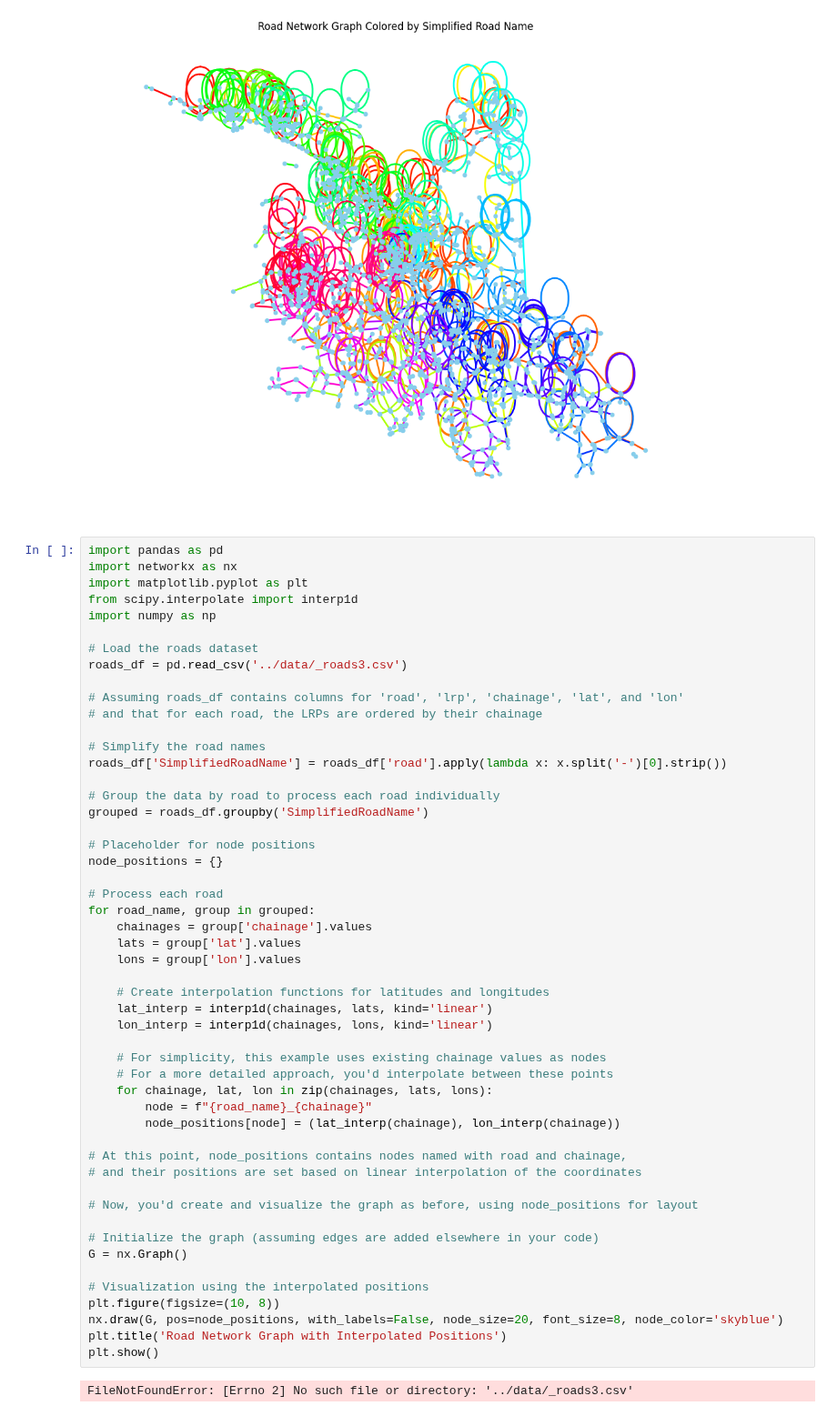
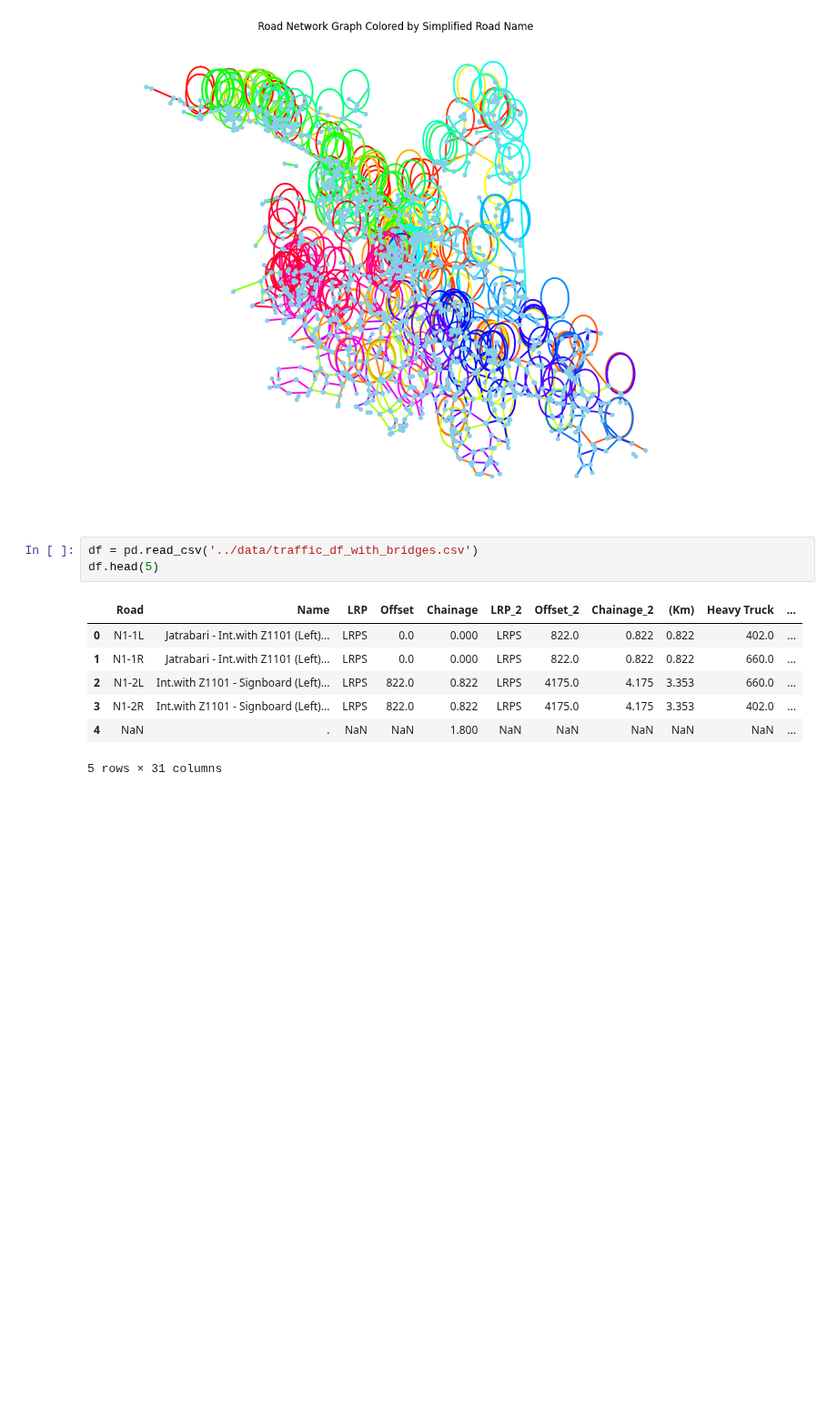
Before and after one commit to JulianvanRie/Advanced_Simulation_AS3, a Jupyter notebook: EPA133a-G2-A4/model/Julian doet nog meer dingen.ipynb, the cells around one changed output. Shown at 91% size. Cells and saved outputs as stored; diff of their text form; blank space fills up the shorter version.

```diff
--- a/EPA133a-G2-A4/model/Julian doet nog meer dingen.ipynb
+++ b/EPA133a-G2-A4/model/Julian doet nog meer dingen.ipynb
@@ -105,55 +71,13 @@ plt.show()
 # %% [output]
 [figure]
 # %%
-import pandas as pd
-import networkx as nx
-import matplotlib.pyplot as plt
-from scipy.interpolate import interp1d
-import numpy as np
-
-# Load the roads dataset
-roads_df = pd.read_csv('../data/_roads3.csv')
-
-# Assuming roads_df contains columns for 'road', 'lrp', 'chainage', 'lat', and 'lon'
-# and that for each road, the LRPs are ordered by their chainage
-
-# Simplify the road names
-roads_df['SimplifiedRoadName'] = roads_df['road'].apply(lambda x: x.split('-')[0].strip())
-
-# Group the data by road to process each road individually
-grouped = roads_df.groupby('SimplifiedRoadName')
-
-# Placeholder for node positions
-node_positions = {}
-
-# Process each road
-for road_name, group in grouped:
-    chainages = group['chainage'].values
-    lats = group['lat'].values
-    lons = group['lon'].values
-
-    # Create interpolation functions for latitudes and longitudes
-    lat_interp = interp1d(chainages, lats, kind='linear')
-    lon_interp = interp1d(chainages, lons, kind='linear')
-
-    # For simplicity, this example uses existing chainage values as nodes
-    # For a more detailed approach, you'd interpolate between these points
-    for chainage, lat, lon in zip(chainages, lats, lons):
-        node = f"{road_name}_{chainage}"
-        node_positions[node] = (lat_interp(chainage), lon_interp(chainage))
-
-# At this point, node_positions contains nodes named with road and chainage,
-# and their positions are set based on linear interpolation of the coordinates
-
-# Now, you'd create and visualize the graph as before, using node_positions for layout
-
-# Initialize the graph (assuming edges are added elsewhere in your code)
-G = nx.Graph()
-
-# Visualization using the interpolated positions
-plt.figure(figsize=(10, 8))
-nx.draw(G, pos=node_positions, with_labels=False, node_size=20, font_size=8, node_color='skyblue')
-plt.title('Road Network Graph with Interpolated Positions')
-plt.show()
+df = pd.read_csv('../data/traffic_df_with_bridges.csv')
+df.head(5)
 # %% [output]
+|  | Road | Name | LRP | Offset | Chainage | LRP_2 | Offset_2 | Chainage_2 | (Km) | Heavy Truck | ... |
+| 0 | N1-1L | Jatrabari - Int.with Z1101 (Left)... | LRPS | 0.0 | 0.000 | LRPS | 822.0 | 0.822 | 0.822 | 402.0 | ... |
+| 1 | N1-1R | Jatrabari - Int.with Z1101 (Left)... | LRPS | 0.0 | 0.000 | LRPS | 822.0 | 0.822 | 0.822 | 660.0 | ... |
+| 2 | N1-2L | Int.with Z1101 - Signboard (Left)... | LRPS | 822.0 | 0.822 | LRPS | 4175.0 | 4.175 | 3.353 | 660.0 | ... |
+| 3 | N1-2R | Int.with Z1101 - Signboard (Left)... | LRPS | 822.0 | 0.822 | LRPS | 4175.0 | 4.175 | 3.353 | 402.0 | ... |
+| 4 | NaN | . | NaN | NaN | 1.800 | NaN | NaN | NaN | NaN | NaN | ... |
-FileNotFoundError: [Errno 2] No such file or directory: '../data/_roads3.csv'
+5 rows × 31 columns
```
Also changed, not shown: parts of 4 cells of this notebook, 2 other files.
